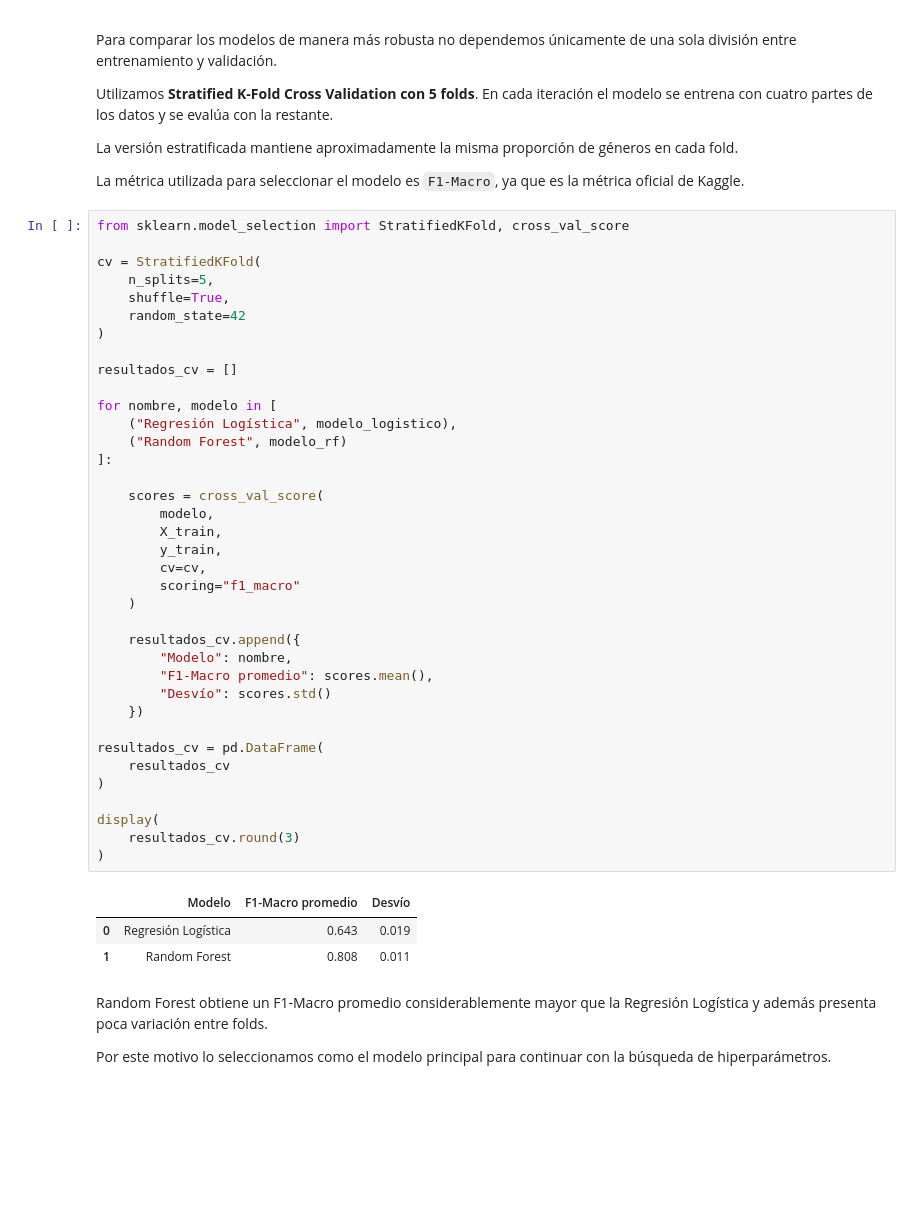
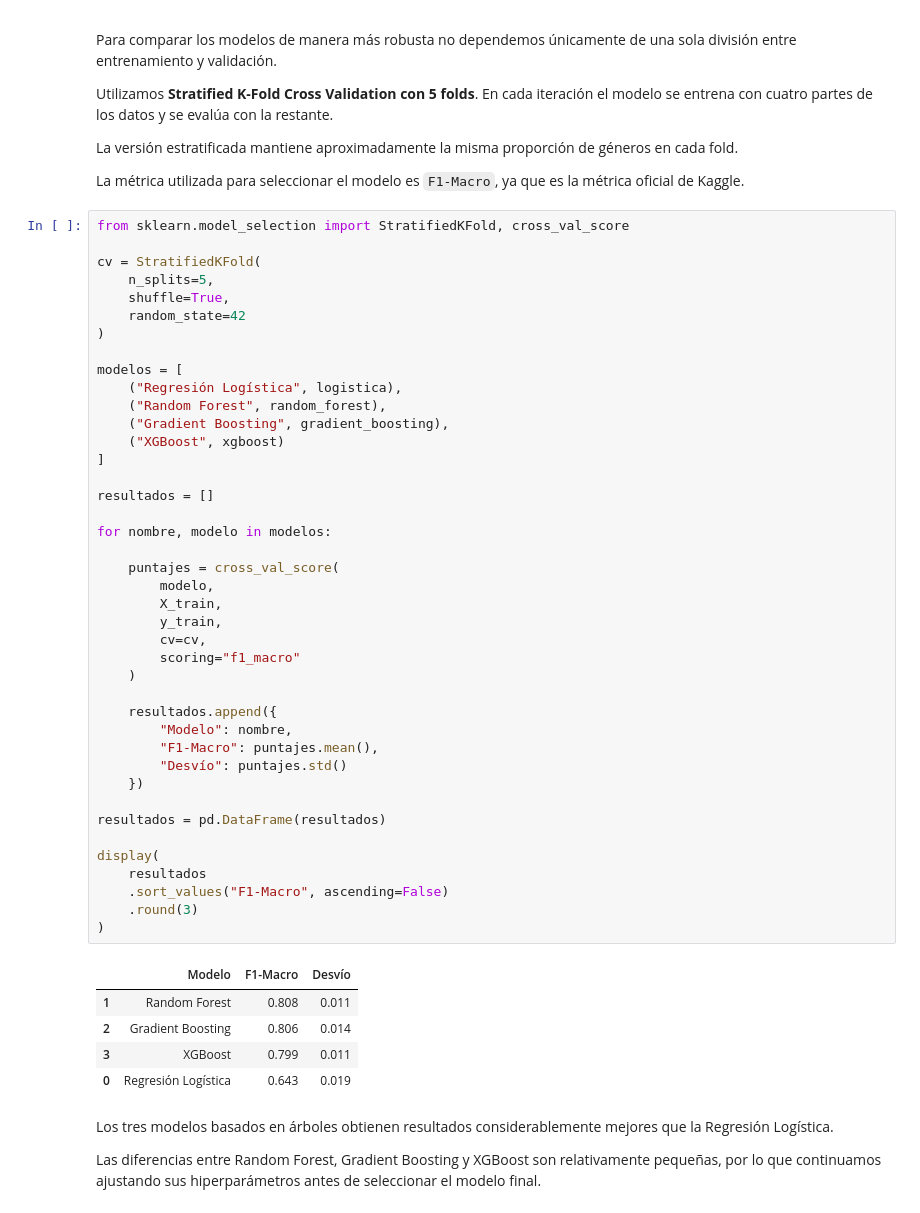
Before and after one commit to lourdesMV/TD6-TP2, a Jupyter notebook: spotify.ipynb, the cells around one changed output. Saved outputs shown, nothing was run; the diff lists cells and outputs as text; blank space fills up the shorter version.

```diff
--- a/spotify.ipynb
+++ b/spotify.ipynb
@@ -451,48 +396,54 @@ La métrica utilizada para seleccionar el modelo es `F1-Macro`, ya que es la mé
 # %%
 from sklearn.model_selection import StratifiedKFold, cross_val_score
 
 cv = StratifiedKFold(
     n_splits=5,
     shuffle=True,
     random_state=42
 )
 
-resultados_cv = []
+modelos = [
+    ("Regresión Logística", logistica),
+    ("Random Forest", random_forest),
+    ("Gradient Boosting", gradient_boosting),
+    ("XGBoost", xgboost)
+]
 
-for nombre, modelo in [
-    ("Regresión Logística", modelo_logistico),
-    ("Random Forest", modelo_rf)
-]:
+resultados = []
 
-    scores = cross_val_score(
+for nombre, modelo in modelos:
+
+    puntajes = cross_val_score(
         modelo,
         X_train,
         y_train,
         cv=cv,
         scoring="f1_macro"
     )
 
-    resultados_cv.append({
+    resultados.append({
         "Modelo": nombre,
-        "F1-Macro promedio": scores.mean(),
-        "Desvío": scores.std()
+        "F1-Macro": puntajes.mean(),
+        "Desvío": puntajes.std()
     })
 
-resultados_cv = pd.DataFrame(
-    resultados_cv
-)
+resultados = pd.DataFrame(resultados)
 
 display(
-    resultados_cv.round(3)
+    resultados
+    .sort_values("F1-Macro", ascending=False)
+    .round(3)
 )
 # %% [output]
-|  | Modelo | F1-Macro promedio | Desvío |
+|  | Modelo | F1-Macro | Desvío |
+| 1 | Random Forest | 0.808 | 0.011 |
+| 2 | Gradient Boosting | 0.806 | 0.014 |
+| 3 | XGBoost | 0.799 | 0.011 |
 | 0 | Regresión Logística | 0.643 | 0.019 |
-| 1 | Random Forest | 0.808 | 0.011 |
 # %% [markdown]
-Random Forest obtiene un F1-Macro promedio considerablemente mayor que la Regresión Logística y además presenta poca variación entre folds.
+Los tres modelos basados en árboles obtienen resultados considerablemente mejores que la Regresión Logística.
 
-Por este motivo lo seleccionamos como el modelo principal para continuar con la búsqueda de hiperparámetros.
+Las diferencias entre Random Forest, Gradient Boosting y XGBoost son relativamente pequeñas, por lo que continuamos ajustando sus hiperparámetros antes de seleccionar el modelo final.
 # %% [markdown]
 ## 5. Búsqueda de hiperparámetros
 
```
Also changed, not shown: parts of 60 cells of this notebook, 2 other files.
